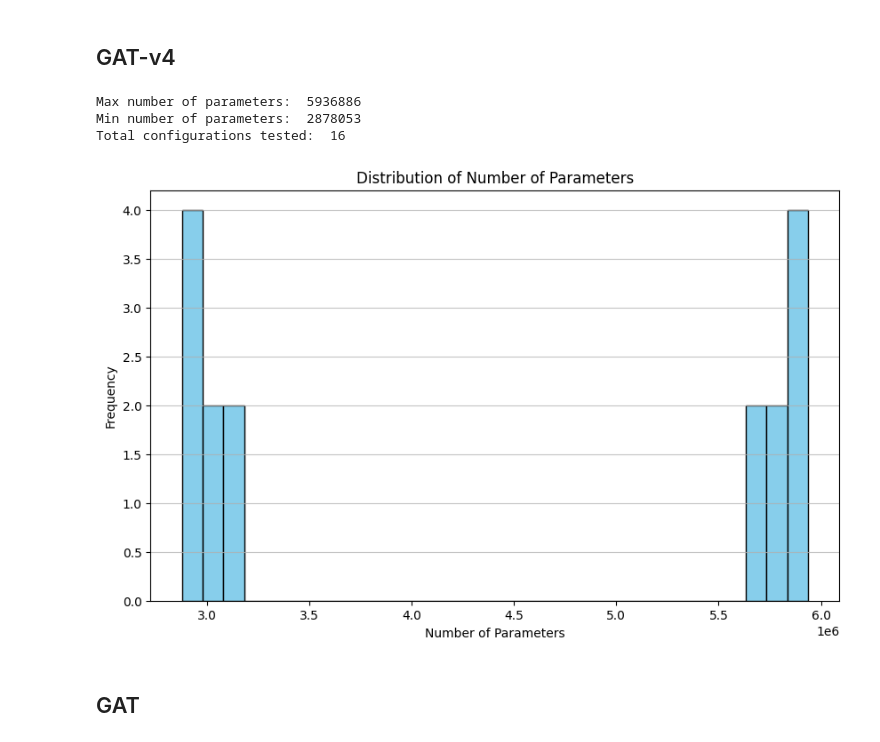
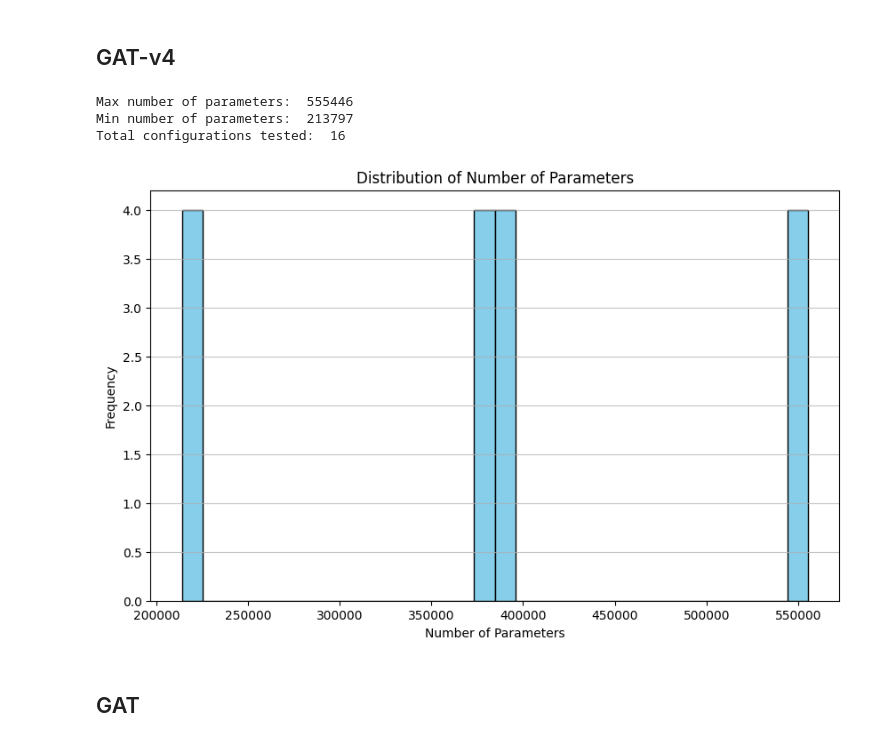
Before and after one commit to geometric-intelligence/TopoProteo, a Jupyter notebook: hyperparameter_search_analysis.ipynb, the cells around one changed output. Saved outputs shown, nothing was run; the diff lists cells and outputs as text; code cells hidden in the pictures.

Commit message:
smaller parameters

```diff
--- a/hyperparameter_search_analysis.ipynb
+++ b/hyperparameter_search_analysis.ipynb
@@ -154,3 +154,27 @@ readout_fc_acts = ['relu', 'tanh']
+# %%
+gat_v4_hidden_channels= [[8, 16], [64, 128]]
+gat_v4_heads= [[3, 3]]
+feature_encoder_out_channels_gatv4 = [1,8]
+
+
+gat_num_layers = [2]                     # Fix to 2
+gat_hidden_channels = [4]             # Lower than before
+gat_heads = [2, 4]                          # Avoid high head count
+
+
+gcn_num_layers = [2]
+gcn_hidden_channels = [4]
+
+#correct shared baselines
+fc_dims= [[8,4,2],[16,8,4]]
+feature_encoder_dims = [8]
+graph_encoder_dims= [16, 8]
+feature_encoder_out_channels= [2]
+
+#good
+readout_graph_encoder_dims = [512,256],[256,128] #[512,256,128]
+readout_fc_dims= [128,32,32], [512,256,256,128], [1024,512,512,256],
+readout_fc_acts = ['relu', 'tanh']
 # %%
 if GlobalHydra().is_initialized():
     GlobalHydra().clear()
@@ -197,48 +221,48 @@ Will assume defaults for version 1.1
 total_params_list_combined = []
 
 # Iterate over GATv4-specific parameter combinations
-for feature_encoder_out_channels in feature_encoder_out_channels_gatv4:
+for out_channels in feature_encoder_out_channels_gatv4:
     for hidden_channels in gat_v4_hidden_channels:
         for heads in gat_v4_heads:
-            for fc_dim in fc_dim_gatv4:
-                for graph_encoder_dim in graph_encoder_dims_gatv4:
-                    for feature_encoder_dim in feature_encoder_dims_gatv4:
+            for fc_dim in fc_dims:
+                for graph_encoder_dim in graph_encoder_dims:
+                    for feature_encoder_dim in feature_encoder_dims:
                         try:
                                 # Load model with current config
                             model = load_config_and_model(
                                 model_name="graph/gatv4",
                                 hidden_channels=hidden_channels,
                                 heads=heads,
-                                out_channels=feature_encoder_out_channels,
+                                out_channels=out_channels,
                                 fc_dim=fc_dim,
                                 graph_encoder_dim=graph_encoder_dim,
                                 feature_encoder_dim=feature_encoder_dim,
                             )
                             # Count parameters
                             total_params = sum(p.numel() for p in model.parameters())
                             total_params_list_combined.append(total_params)
 
                         except Exception as e:
                             print(f"⚠️ Skipped combo due to error: {e}")
                             continue
 
 # Summary
 print("Max number of parameters: ", max(total_params_list_combined))
 print("Min number of parameters: ", min(total_params_list_combined))
 print("Total configurations tested: ", len(total_params_list_combined))
 # Plot the distribution of the number of parameters
 plt.figure(figsize=(10, 6))
 plt.hist(total_params_list_combined, bins=30, color='skyblue', edgecolor='black')
 plt.title('Distribution of Number of Parameters')
 plt.xlabel('Number of Parameters')
 plt.ylabel('Frequency')
 plt.grid(axis='y', alpha=0.75)
 plt.show()
 # %% [output]
-Max number of parameters:  5936886
-Min number of parameters:  2878053
+Max number of parameters:  555446
+Min number of parameters:  213797
 Total configurations tested:  16
-[figure, old version]
+[figure, new version]
 # %% [markdown]
 ## GAT ##
 # %%
```
Also changed, not shown: parts of 6 cells of this notebook.
